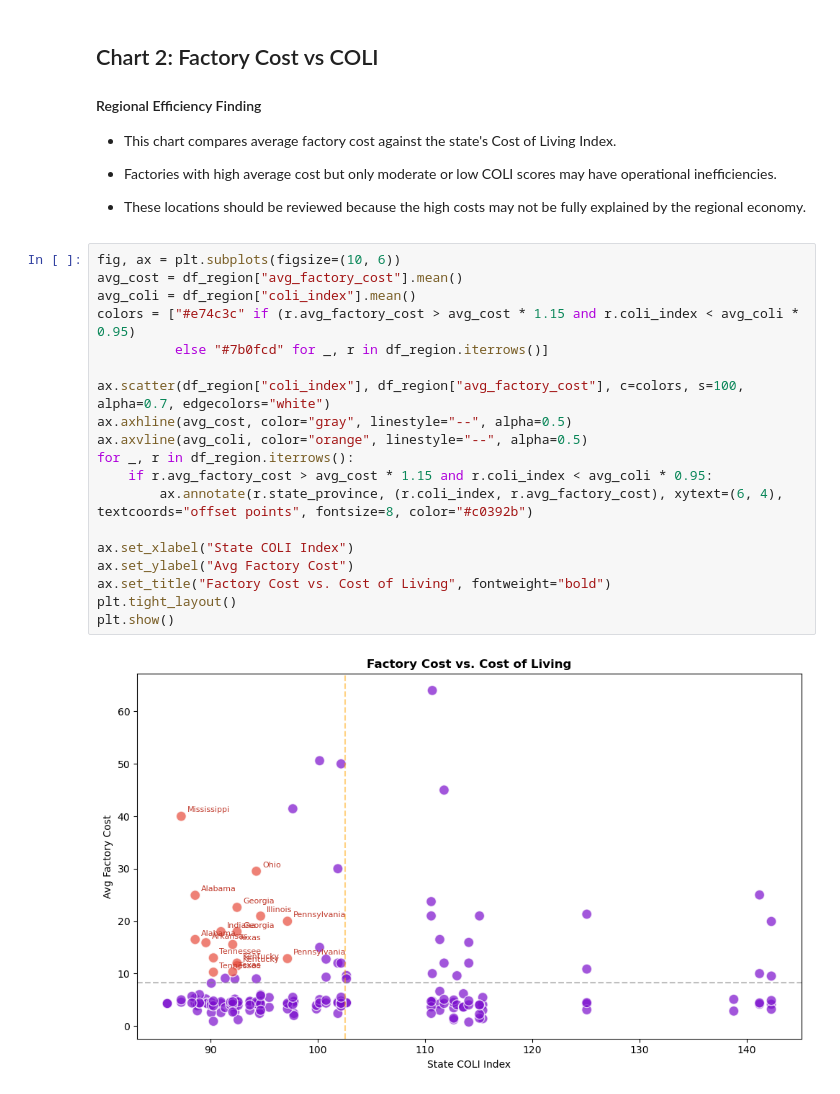
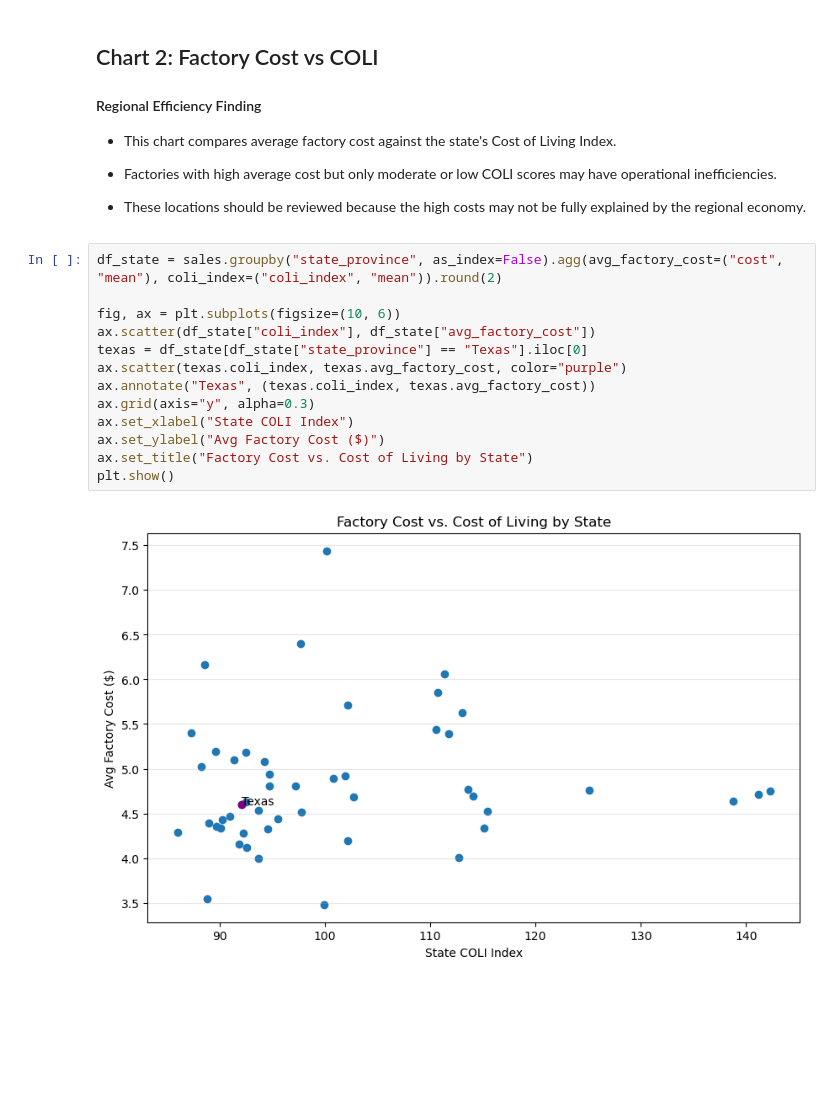
Before and after one commit to meisnerfiona-it/wonka-factory-database-project, a Jupyter notebook: data/clean/Final_Storytelling.ipynb, the cells around one changed output. Drawn from its saved outputs; the diff is of its cells as text; blank space fills up the shorter version.

```diff
--- a/data/clean/Final_Storytelling.ipynb
+++ b/data/clean/Final_Storytelling.ipynb
@@ -126,24 +126,18 @@ df_region
 - Factories with high average cost but only moderate or low COLI scores may have operational inefficiencies.
 
 - These locations should be reviewed because the high costs may not be fully explained by the regional economy.
-# %%
-fig, ax = plt.subplots(figsize=(10, 6))
-avg_cost = df_region["avg_factory_cost"].mean()
-avg_coli = df_region["coli_index"].mean()
-colors = ["#e74c3c" if (r.avg_factory_cost > avg_cost * 1.15 and r.coli_index < avg_coli * 0.95)
-          else "#7b0fcd" for _, r in df_region.iterrows()]
-
-ax.scatter(df_region["coli_index"], df_region["avg_factory_cost"], c=colors, s=100, alpha=0.7, edgecolors="white")
-ax.axhline(avg_cost, color="gray", linestyle="--", alpha=0.5)
-ax.axvline(avg_coli, color="orange", linestyle="--", alpha=0.5)
-for _, r in df_region.iterrows():
-    if r.avg_factory_cost > avg_cost * 1.15 and r.coli_index < avg_coli * 0.95:
-        ax.annotate(r.state_province, (r.coli_index, r.avg_factory_cost), xytext=(6, 4), textcoords="offset points", fontsize=8, color="#c0392b")
-
-ax.set_xlabel("State COLI Index")
-ax.set_ylabel("Avg Factory Cost")
-ax.set_title("Factory Cost vs. Cost of Living", fontweight="bold")
-plt.tight_layout()
-plt.show()
-# %% [output]
-[figure, removed]
+# %%
+df_state = sales.groupby("state_province", as_index=False).agg(avg_factory_cost=("cost", "mean"), coli_index=("coli_index", "mean")).round(2)
+
+fig, ax = plt.subplots(figsize=(10, 6))
+ax.scatter(df_state["coli_index"], df_state["avg_factory_cost"])
+texas = df_state[df_state["state_province"] == "Texas"].iloc[0]
+ax.scatter(texas.coli_index, texas.avg_factory_cost, color="purple")
+ax.annotate("Texas", (texas.coli_index, texas.avg_factory_cost))
+ax.grid(axis="y", alpha=0.3)
+ax.set_xlabel("State COLI Index")
+ax.set_ylabel("Avg Factory Cost ($)")
+ax.set_title("Factory Cost vs. Cost of Living by State")
+plt.show()
+# %% [output]
+[figure, added]
```
Also changed, not shown: parts of 6 cells of this notebook.
